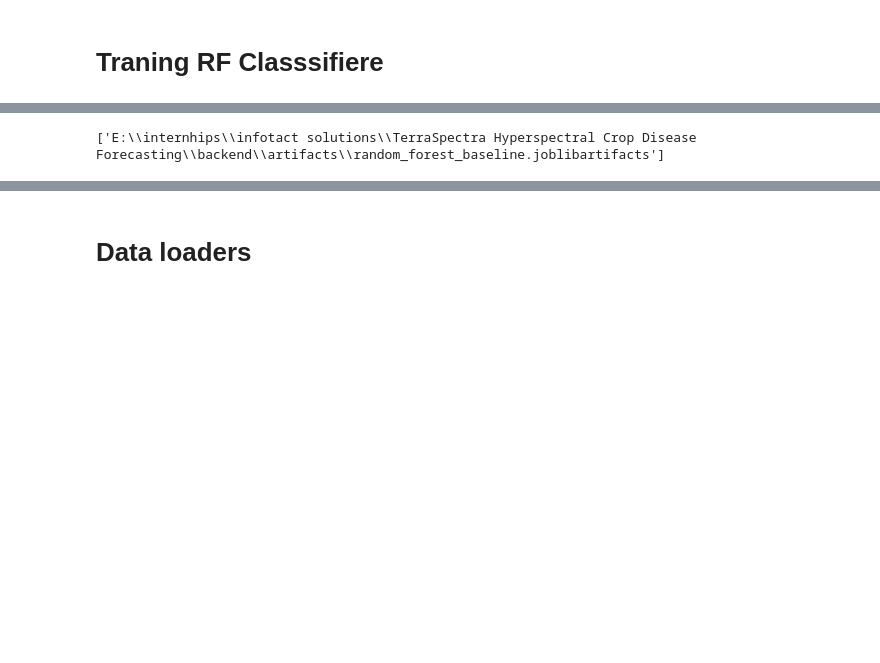
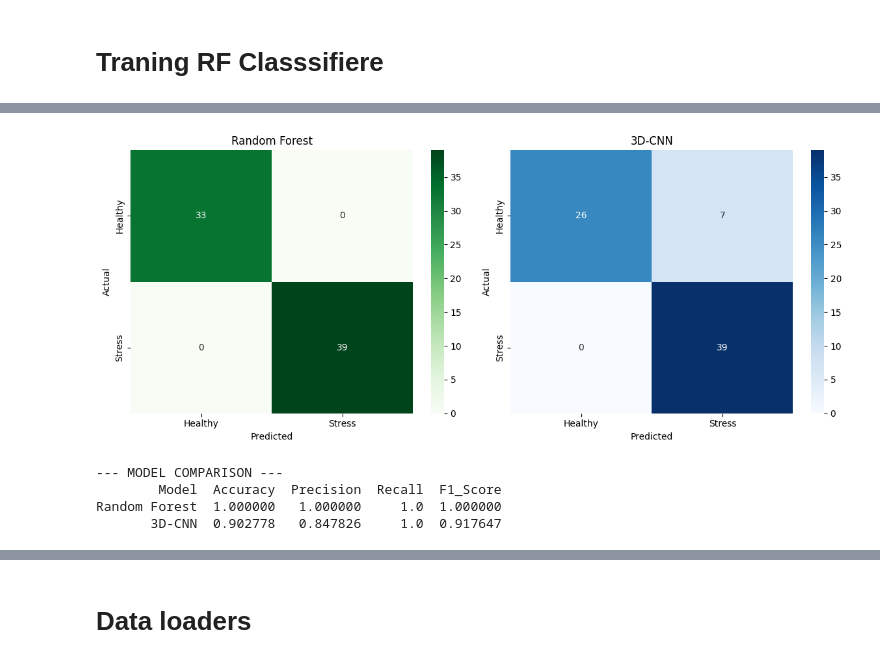
Before and after one commit to ultriti/TerraSpectra-Hyperspectral-Crop-Disease-Forecasting, a Jupyter notebook: notebook/dataset_exploration.ipynb, the cells around one changed output, grey strips where cells are left out. Drawn from its saved outputs; the diff is of its cells as text; code cells hidden in the pictures; blank space fills up the shorter version.

Commit message:
added evelaution matrix, model evaluation, and Farm monitoring

```diff
--- a/notebook/dataset_exploration.ipynb
+++ b/notebook/dataset_exploration.ipynb
@@ -251,9 +459,72 @@ weighted avg       1.00      1.00      1.00       205
+# %%
+
+# STEP 5: Visualize confusion matrices
+
+fig, axes = plt.subplots(1, 2, figsize=(12, 5))
+
+sns.heatmap(
+    rf_cm,
+    annot=True,
+    fmt="d",
+    cmap="Greens",
+    xticklabels=["Healthy", "Stress"],
+    yticklabels=["Healthy", "Stress"],
+    ax=axes[0]
+)
+
+axes[0].set_title("Random Forest")
+axes[0].set_xlabel("Predicted")
+axes[0].set_ylabel("Actual")
+
+sns.heatmap(
+    cnn_cm,
+    annot=True,
+    fmt="d",
+    cmap="Blues",
+    xticklabels=["Healthy", "Stress"],
+    yticklabels=["Healthy", "Stress"],
+    ax=axes[1]
+)
+
+axes[1].set_title("3D-CNN")
+axes[1].set_xlabel("Predicted")
+axes[1].set_ylabel("Actual")
+
+plt.tight_layout()
+
+evaluation_dir = Path(r"E:\internhips\infotact solutions\TerraSpectra Hyperspectral Crop Disease Forecasting\backend\evaluation")
+evaluation_dir.mkdir(parents=True, exist_ok=True)
+
+plt.savefig(
+    evaluation_dir / "confusion_matrices.png",
+    dpi=300,
+    bbox_inches="tight"
+)
+
+plt.show()
+# %% [output]
+[figure, added]
 # %%
-import joblib
 
-joblib.dump(
-    rf_model,
-    r"E:\internhips\infotact solutions\TerraSpectra Hyperspectral Crop Disease Forecasting\backend\artifacts\random_forest_baseline.joblibartifacts"
+# STEP 6: Save model comparison
+
+comparison = pd.DataFrame({
+    "Model": ["Random Forest", "3D-CNN"],
+    "Accuracy": [rf_accuracy, cnn_accuracy],
+    "Precision": [rf_precision, cnn_precision],
+    "Recall": [rf_recall, cnn_recall],
+    "F1_Score": [rf_f1, cnn_f1]
+})
+
+comparison.to_csv(
+    evaluation_dir / "model_comparison.csv",
+    index=False
 )
+
+print("\n--- MODEL COMPARISON ---")
+print(comparison.to_string(index=False))
 # %% [output]
-['E:\\internhips\\infotact solutions\\TerraSpectra Hyperspectral Crop Disease Forecasting\\backend\\artifacts\\random_forest_baseline.joblibartifacts']
+--- MODEL COMPARISON ---
+        Model  Accuracy  Precision  Recall  F1_Score
+Random Forest  1.000000   1.000000     1.0  1.000000
+       3D-CNN  0.902778   0.847826     1.0  0.917647
```
Also changed, not shown: parts of 13 cells of this notebook, 12 other files.
